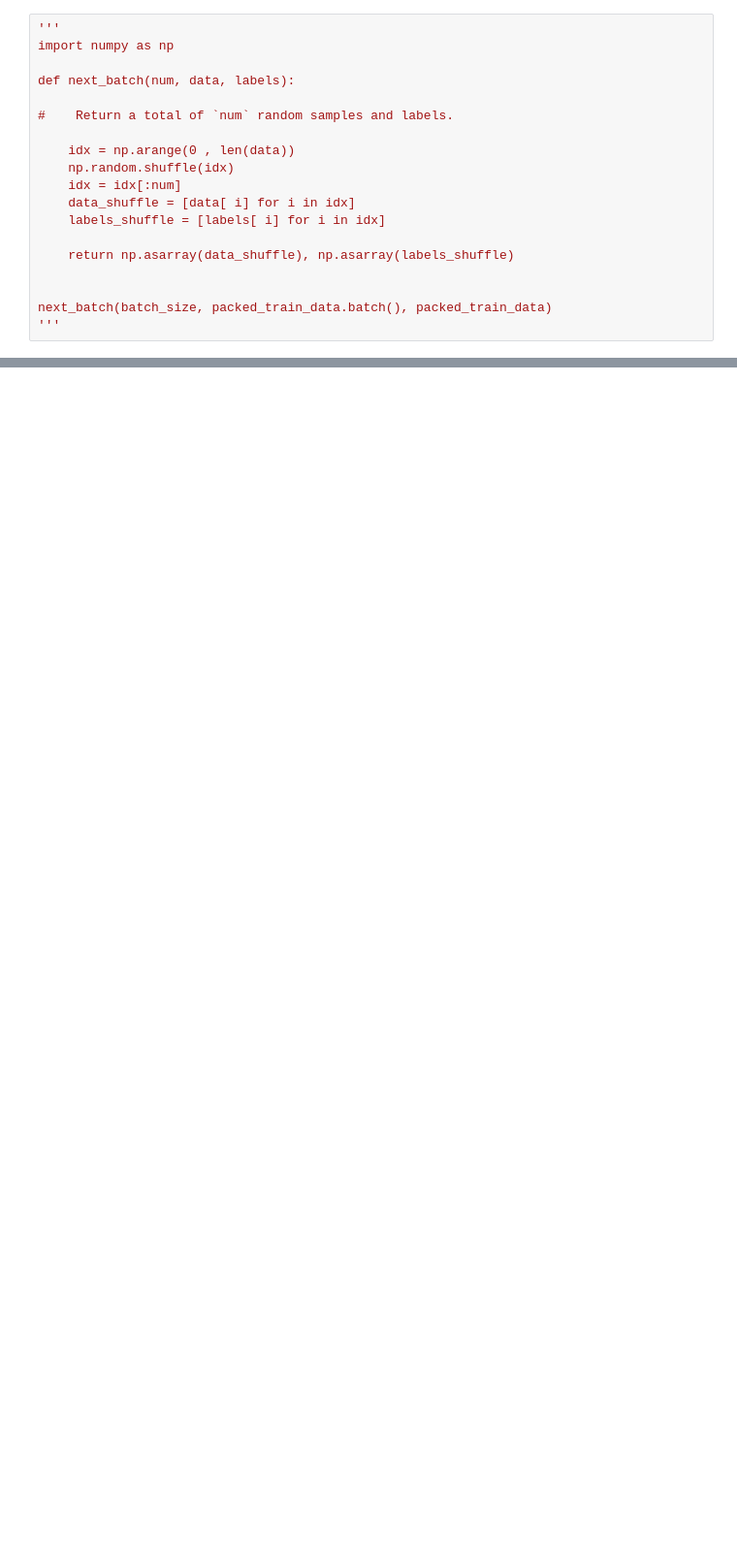
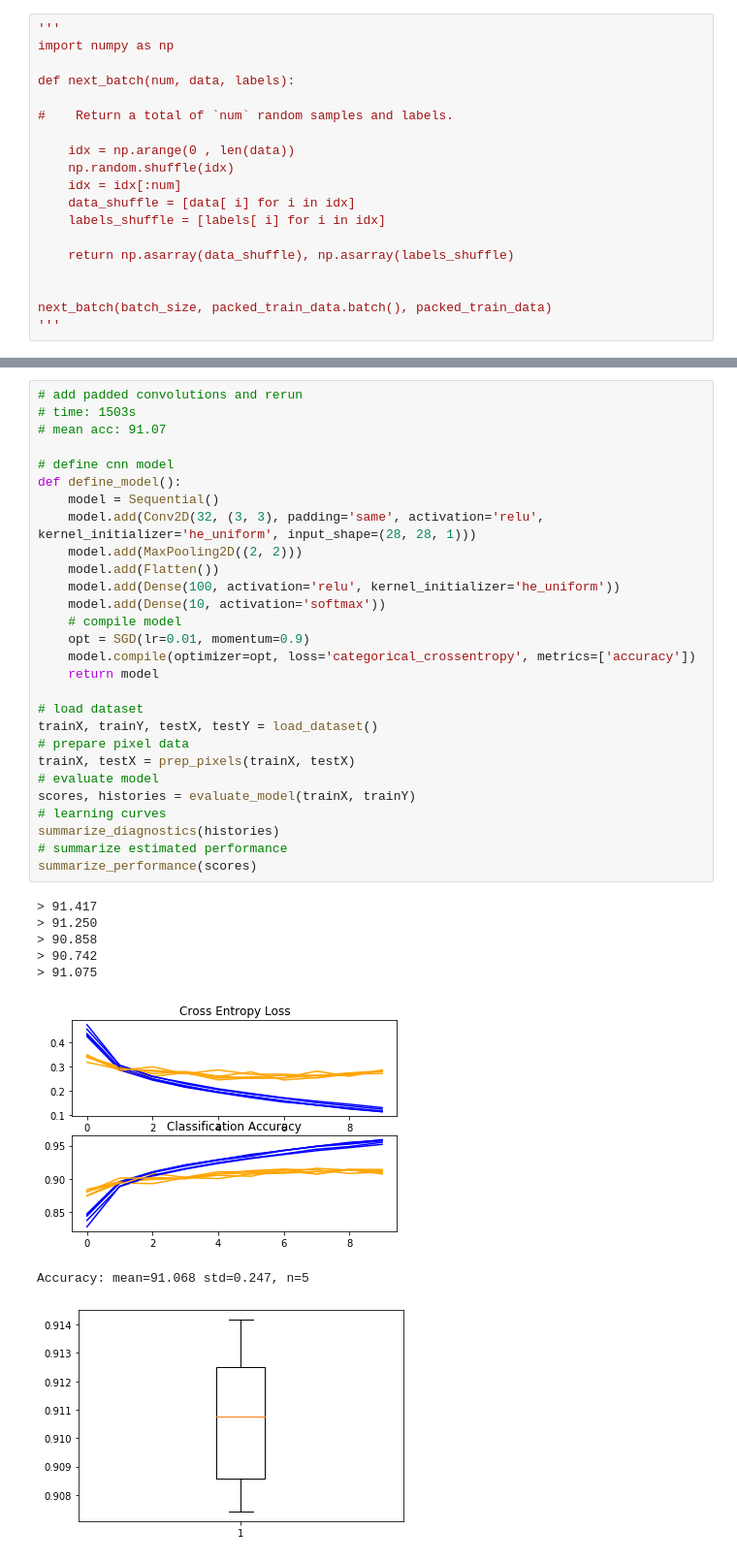
Before and after one commit to vksyr/IST718, a Jupyter notebook: HW3.ipynb, the cells around one changed output, grey strips where cells are left out. Shown at 97% size. Drawn from its saved outputs; the diff is of its cells as text; blank space fills up the shorter version.

```diff
--- a/HW3.ipynb
+++ b/HW3.ipynb
@@ -231,0 +457,37 @@ Test accuracy: 89.83 %
+# %%
+# add padded convolutions and rerun
+# time: 1503s
+# mean acc: 91.07
+
+# define cnn model
+def define_model():
+	model = Sequential()
+	model.add(Conv2D(32, (3, 3), padding='same', activation='relu', kernel_initializer='he_uniform', input_shape=(28, 28, 1)))
+	model.add(MaxPooling2D((2, 2)))
+	model.add(Flatten())
+	model.add(Dense(100, activation='relu', kernel_initializer='he_uniform'))
+	model.add(Dense(10, activation='softmax'))
+	# compile model
+	opt = SGD(lr=0.01, momentum=0.9)
+	model.compile(optimizer=opt, loss='categorical_crossentropy', metrics=['accuracy'])
+	return model
+
+# load dataset
+trainX, trainY, testX, testY = load_dataset()
+# prepare pixel data
+trainX, testX = prep_pixels(trainX, testX)
+# evaluate model
+scores, histories = evaluate_model(trainX, trainY)
+# learning curves
+summarize_diagnostics(histories)
+# summarize estimated performance
+summarize_performance(scores)
+# %% [output]
+> 91.417
+> 91.250
+> 90.858
+> 90.742
+> 91.075
+[figure, added]
+Accuracy: mean=91.068 std=0.247, n=5
+[figure, added]
```
Also changed, not shown: parts of 14 cells of this notebook.
